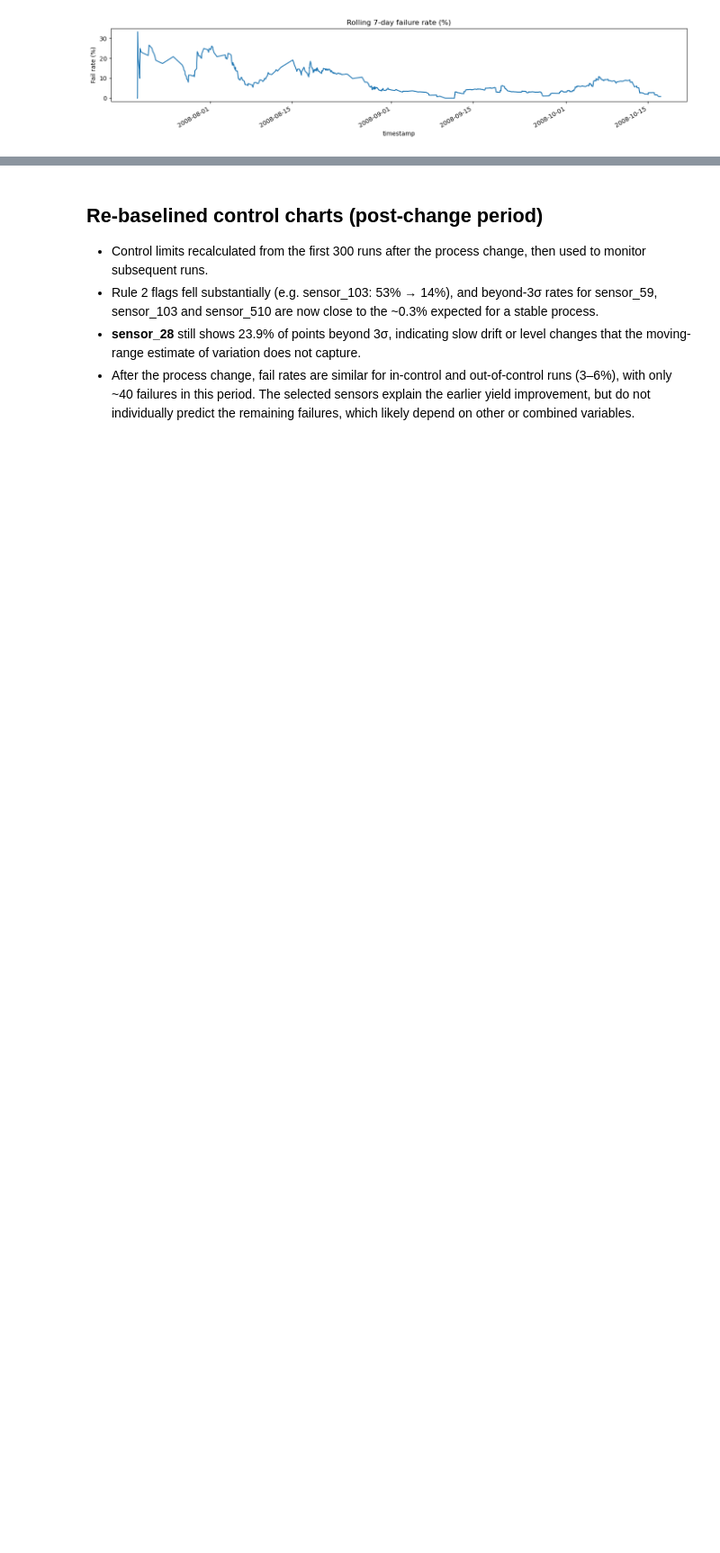
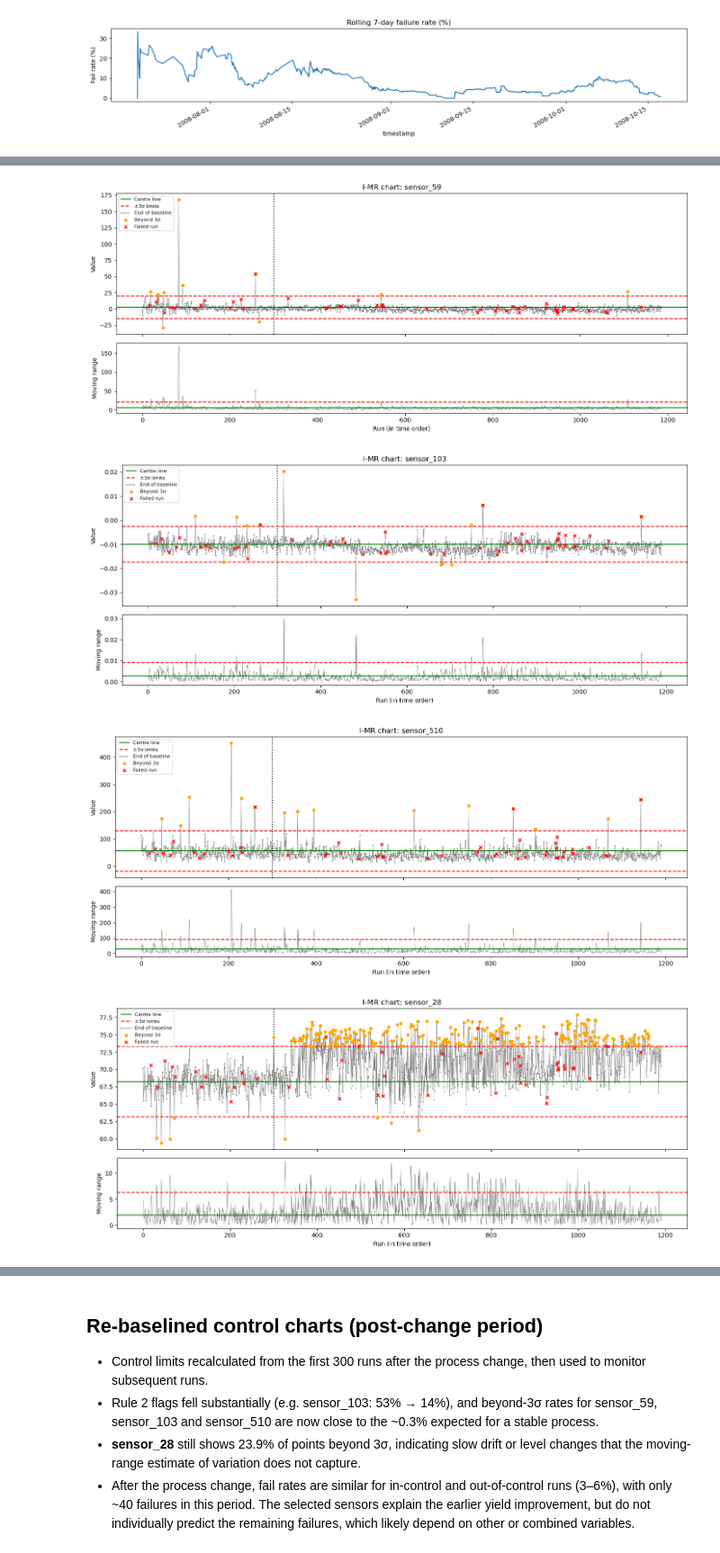
Before and after one commit to lisathompson01/secom-process-control, a Jupyter notebook: notebooks/03_control_charts.ipynb, the cells around one changed output, grey strips where cells are left out. Shown at 90% size. Saved outputs shown, nothing was run; the diff lists cells and outputs as text; code cells hidden in the pictures; blank space fills up the shorter version.

Commit message:
Reorder control chart notebook and document process-change finding

```diff
--- a/notebooks/03_control_charts.ipynb
+++ b/notebooks/03_control_charts.ipynb
@@ -6,7 +13,7 @@ import matplotlib.pyplot as plt
 df = pd.read_csv("../data/secom_clean.csv", parse_dates=["timestamp"])
 chosen = ["sensor_59", "sensor_103", "sensor_510", "sensor_28"]
 # %%
-def imr_chart(df, sensor, n_baseline=500):
+def imr_chart(df, sensor, n_baseline=500, tag=""):
     """Individuals & Moving Range (I-MR) chart with Western Electric rules 1 and 2."""
     d = df[["timestamp", "fail", sensor]].dropna().reset_index(drop=True)
     x = d[sensor].values
@@ -57,6 +64,6 @@ def imr_chart(df, sensor, n_baseline=500):
     ax2.set_xlabel("Run (in time order)")
 
     plt.tight_layout()
-    plt.savefig(f"../results/imr_{sensor}.png", dpi=150)
+    plt.savefig(f"../results/imr_{sensor}{tag}.png", dpi=150)
     plt.show()
     return d
@@ -164,3 +139,19 @@ plt.savefig("../results/rolling_fail_rate.png", dpi=150)
 plt.show()
 # %% [output]
 [figure]
+# %%
+from scipy import stats
+
+fails = df["fail"].values
+best_p, best_i = 1, None
+for i in range(200, len(df) - 200):          # keep at least 200 runs on each side
+    before, after = fails[:i], fails[i:]
+    table = [[before.sum(), len(before) - before.sum()],
+             [after.sum(),  len(after)  - after.sum()]]
+    p = stats.fisher_exact(table)[1]
+    if p < best_p:
+        best_p, best_i = p, i
+
+shift_date = df["timestamp"].iloc[best_i]
+print(f"Most likely change point: run {best_i}, {shift_date}")
+print(f"Fail rate before: {fails[:best_i].mean()*100:.1f}%, after: {fails[best_i:].mean()*100:.1f}%")
@@ -166,0 +169,22 @@ plt.show()
+# %%
+df_post = df[df["timestamp"] >= shift_date].reset_index(drop=True)
+
+charts_post = {s: imr_chart(df_post, s, n_baseline=300, tag="_post_change") for s in chosen}
+
+rows = []
+for s, d in charts_post.items():
+    monitor = d.iloc[300:]            # judge only the runs after the new baseline
+    ooc = monitor["out_of_control"]
+    rows.append({
+        "sensor": s,
+        "% beyond 3σ": round(monitor["rule1"].mean() * 100, 1),
+        "% in 8-point runs": round(monitor["rule2"].mean() * 100, 1),
+        "fail rate out of control (%)": round(monitor.loc[ooc, "fail"].mean() * 100, 1),
+        "fail rate in control (%)": round(monitor.loc[~ooc, "fail"].mean() * 100, 1),
+    })
+pd.DataFrame(rows)
+# %% [output]
+[figure, added]
+[figure, added]
+[figure, added]
+[figure, added]
```
Also changed, not shown: parts of 10 cells of this notebook, 8 other files.
